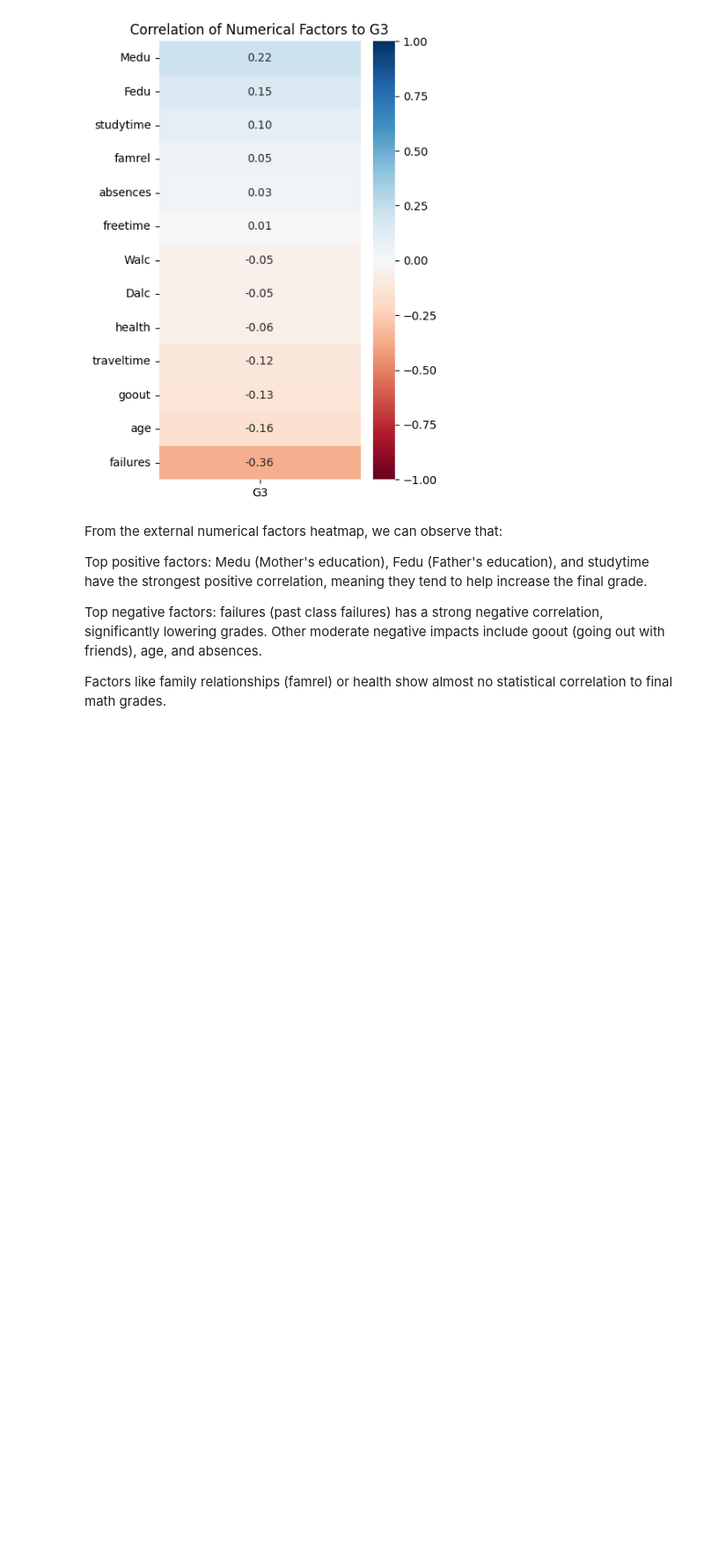
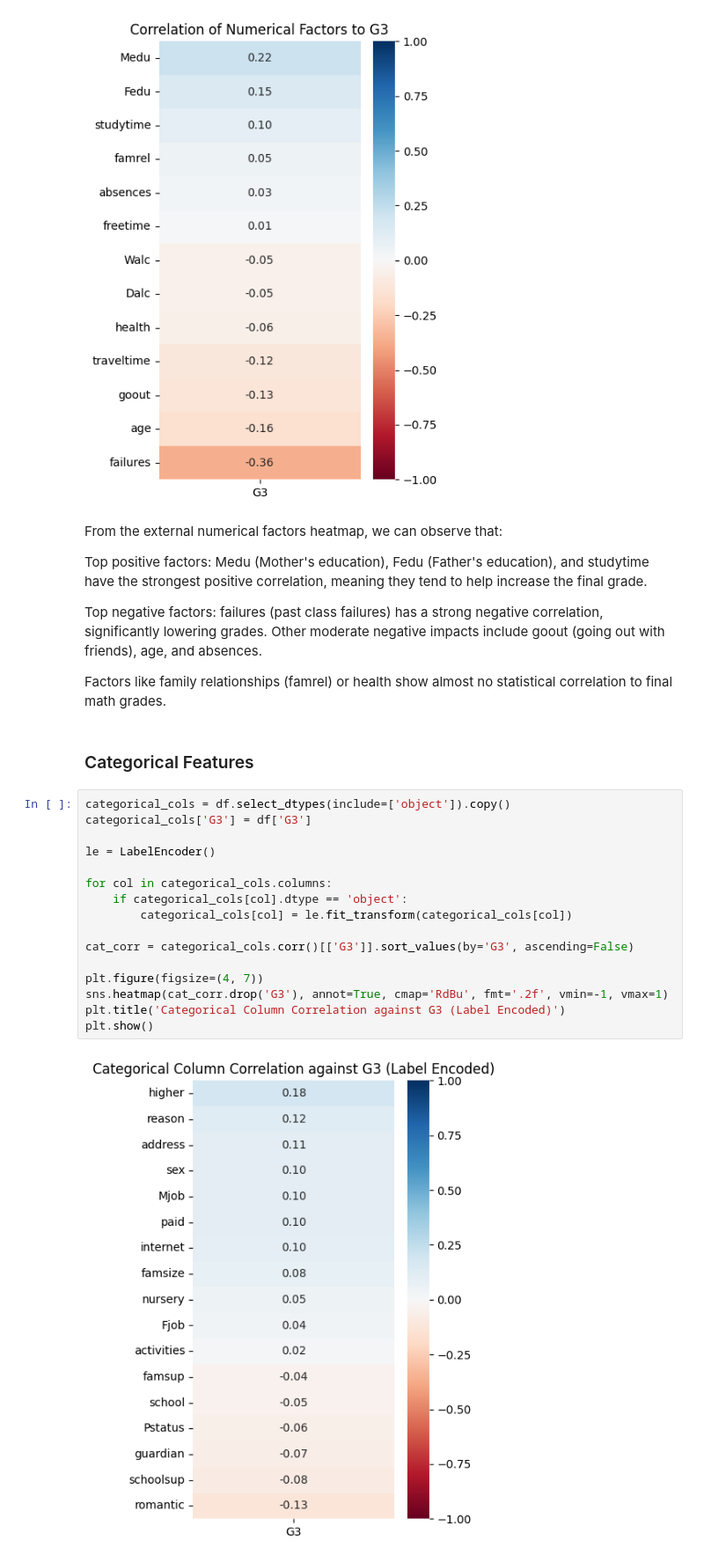
Before and after one commit to AkmalFazli27/Student-Grade-Analysis, a Jupyter notebook: notebooks/student_math.ipynb, the cells around one changed output. Shown at 88% size. Saved outputs shown, nothing was run; the diff lists cells and outputs as text; blank space fills up the shorter version.

Commit message:
Create correlation of categorical features to G3 using heatmap

```diff
--- a/notebooks/student_math.ipynb
+++ b/notebooks/student_math.ipynb
@@ -138,3 +142,23 @@ Top positive factors: Medu (Mother's education), Fedu (Father's education), and
 Top negative factors: failures (past class failures) has a strong negative correlation, significantly lowering grades. Other moderate negative impacts include goout (going out with friends), age, and absences.
 
 Factors like family relationships (famrel) or health show almost no statistical correlation to final math grades.
+# %% [markdown]
+### Categorical Features
+# %%
+categorical_cols = df.select_dtypes(include=['object']).copy()
+categorical_cols['G3'] = df['G3']
+
+le = LabelEncoder()
+
+for col in categorical_cols.columns:
+    if categorical_cols[col].dtype == 'object':
+        categorical_cols[col] = le.fit_transform(categorical_cols[col])
+
+cat_corr = categorical_cols.corr()[['G3']].sort_values(by='G3', ascending=False)
+
+plt.figure(figsize=(4, 7))
+sns.heatmap(cat_corr.drop('G3'), annot=True, cmap='RdBu', fmt='.2f', vmin=-1, vmax=1)
+plt.title('Categorical Column Correlation against G3 (Label Encoded)')
+plt.show()
+# %% [output]
+[figure, added]
```
Also changed, not shown: parts of 3 cells of this notebook.
